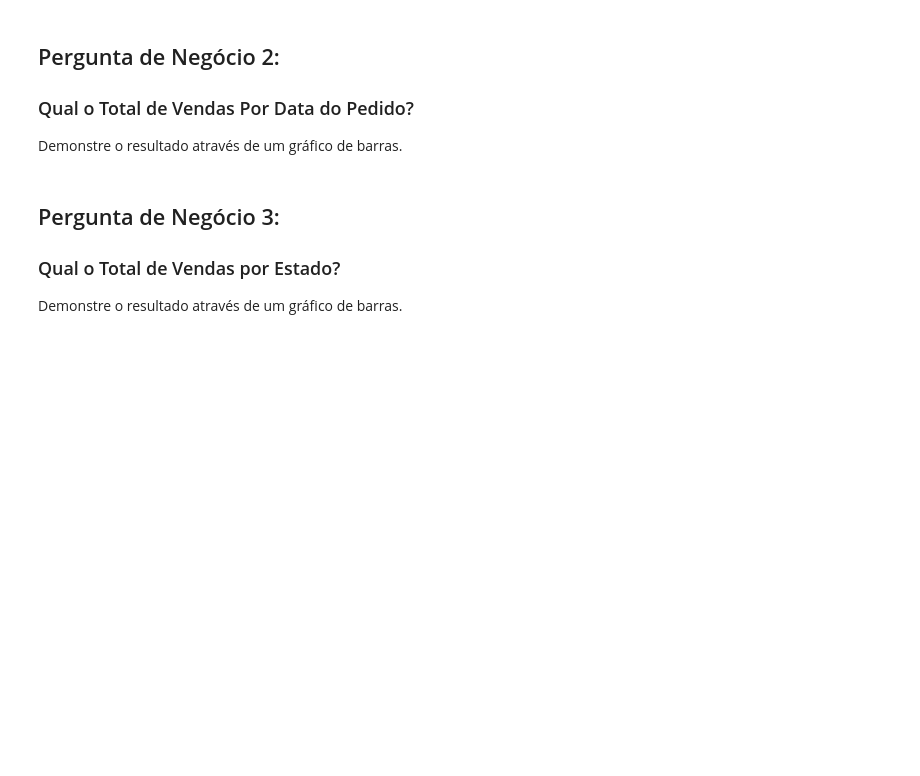
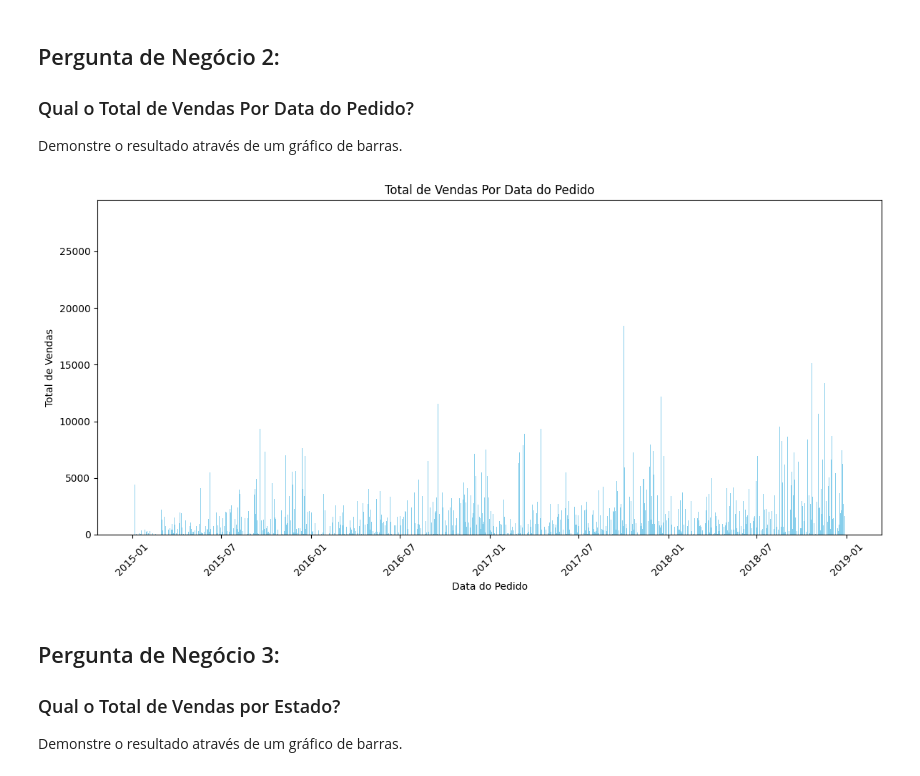
Before and after one commit to jeferson-paz/Curso-de-Python-DSA, a Jupyter notebook: Cap13/Projeto2-Perguntas.ipynb, the cells around one changed output. Saved outputs shown, nothing was run; the diff lists cells and outputs as text; code cells hidden in the pictures; blank space fills up the shorter version.

```diff
--- a/Cap13/Projeto2-Perguntas.ipynb
+++ b/Cap13/Projeto2-Perguntas.ipynb
@@ -164,6 +202,24 @@ df.head()
 ### Qual o Total de Vendas Por Data do Pedido?
 
 Demonstre o resultado através de um gráfico de barras.
+# %%
+# Converter a coluna 'Data_Pedido' para o formato de data
+df['Data_Pedido'] = pd.to_datetime(df['Data_Pedido'], format='%d/%m/%Y')
+
+# Calcular o total de vendas por data do pedido
+vendas_por_data = df.groupby('Data_Pedido')['Valor_Venda'].sum().reset_index()
+
+# Plotar o gráfico de barras
+plt.figure(figsize=(12, 6))
+plt.bar(vendas_por_data['Data_Pedido'], vendas_por_data['Valor_Venda'], color='skyblue')
+plt.xlabel('Data do Pedido')
+plt.ylabel('Total de Vendas')
+plt.title('Total de Vendas Por Data do Pedido')
+plt.xticks(rotation=45)
+plt.tight_layout()
+plt.show()
+# %% [output]
+[figure, added]
 # %% [markdown]
 ## Pergunta de Negócio 3:
 
```
Also changed, not shown: parts of 5 cells of this notebook.
